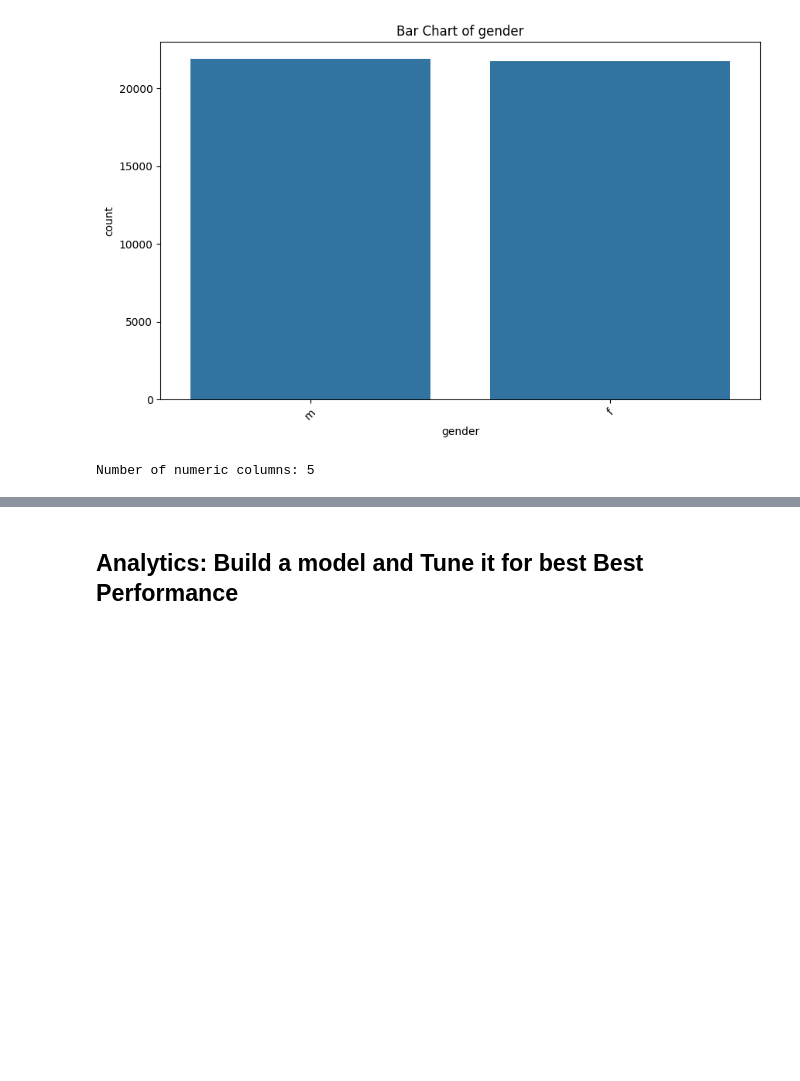
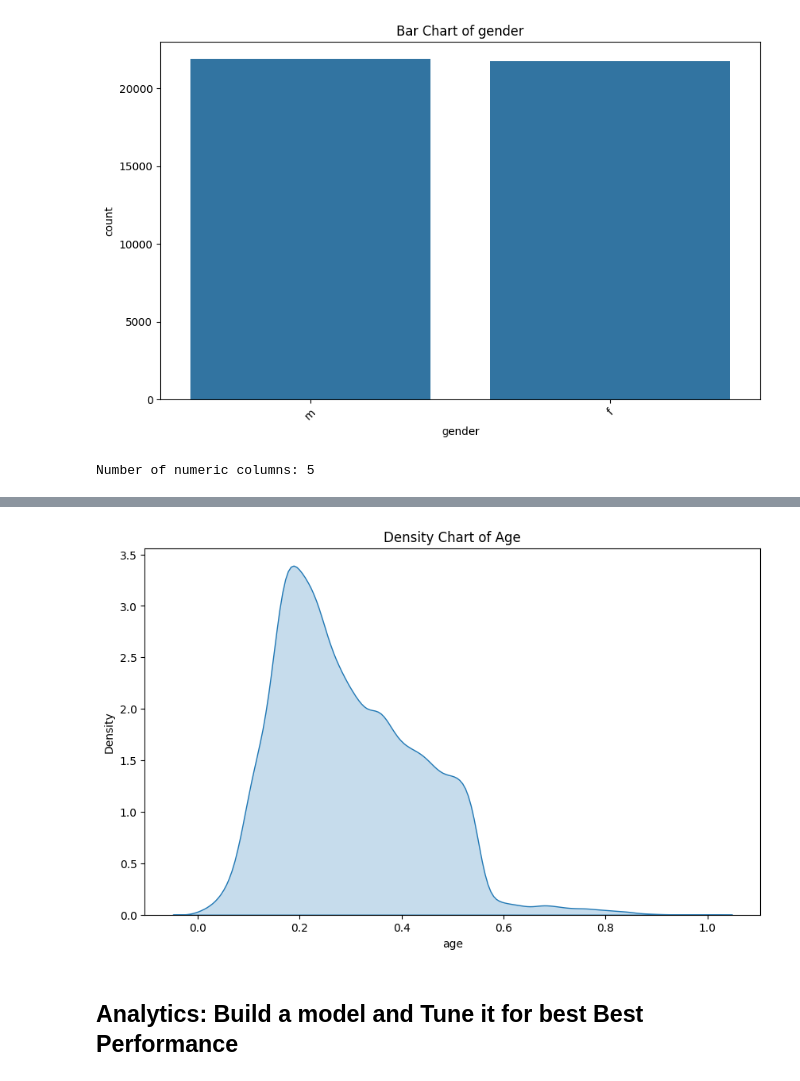
Before and after one commit to Vinhphuc-le/ds1001_final_Vinh_Le, a Jupyter notebook: ds1001_final/notebooks/Final_Project_Notebook.ipynb, the cells around one changed output, grey strips where cells are left out. Cells and saved outputs as stored; diff of their text form; code cells hidden in the pictures; blank space fills up the shorter version.

```diff
--- a/ds1001_final/notebooks/Final_Project_Notebook.ipynb
+++ b/ds1001_final/notebooks/Final_Project_Notebook.ipynb
@@ -175,9 +198,11 @@ plt.show()
 # %%
 # Density chart of a continuous variable
 plt.figure(figsize=(10, 6))
-sns.kdeplot("xx"['ContinuousVariable'], fill=True)  # Replace 'ContinuousVariable' with your column name
-plt.title('Density Chart of ContinuousVariable')
+sns.kdeplot(VinhData['age'], fill=True)
+plt.title('Density Chart of Age')
 plt.show()
+# %% [output]
+[figure, added]
 # %%
 #Correlation matrix, make sure to only include numeric variables
 num_values = "xx".select_dtypes(include=['number'])
```
Also changed, not shown: parts of 4 cells of this notebook.
